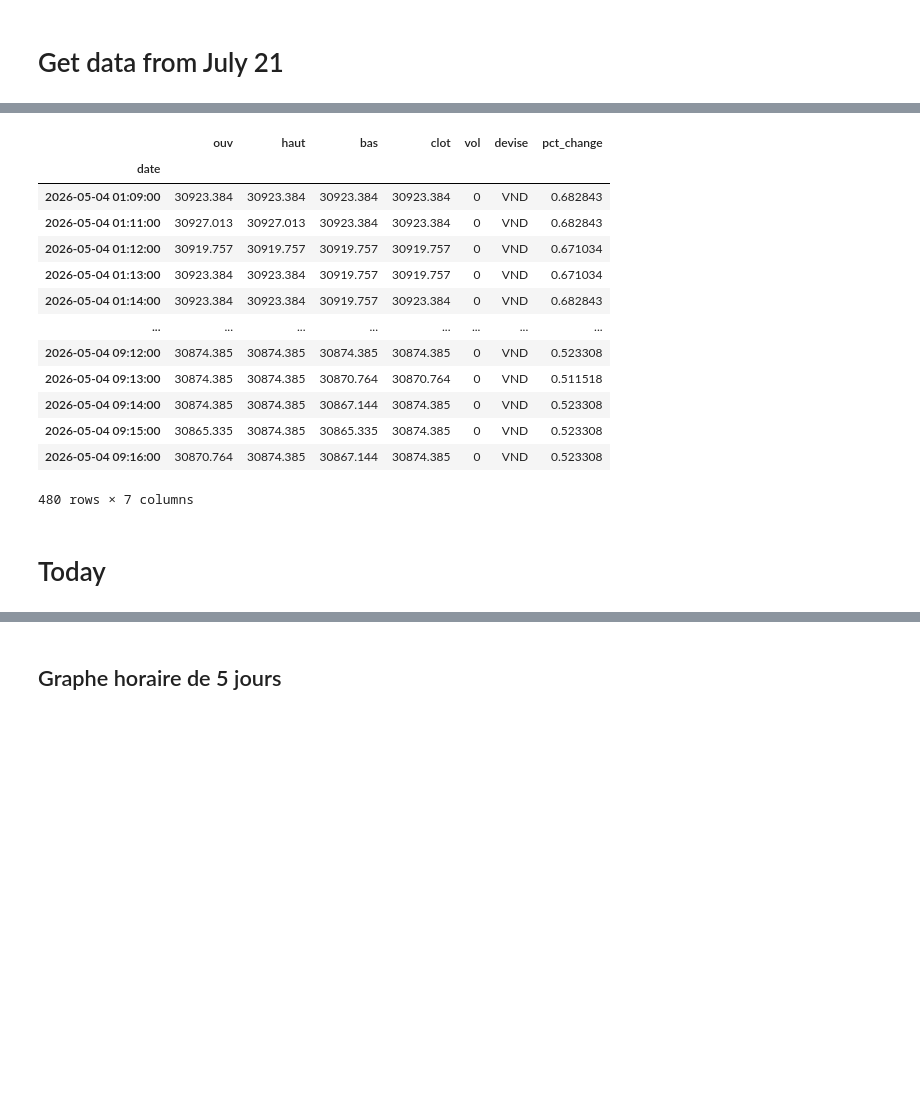
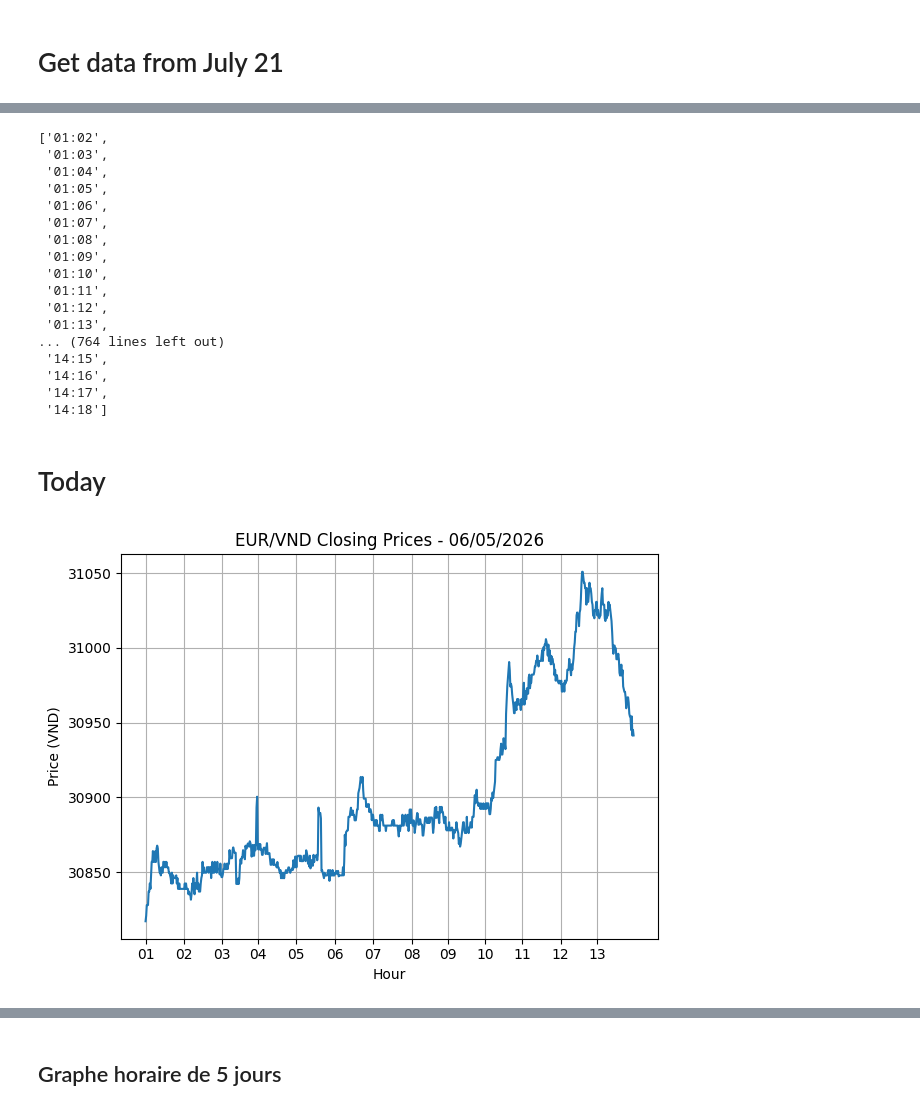
Before and after one commit to jdavid54/jupyter_notebooks2, a Jupyter notebook: eur_vnd_var_data.ipynb, the cells around one changed output, grey strips where cells are left out. Cells and saved outputs as stored; diff of their text form; code cells hidden in the pictures; blank space fills up the shorter version.

```diff
--- a/eur_vnd_var_data.ipynb
+++ b/eur_vnd_var_data.ipynb
@@ -1143,18 +1143,23 @@ new_data
 h = datetime.now().hour-1
 data_w = new_data.tail(h*60)  # today data
 data_w
+labels=[dt.strftime('%H:%M') for dt in data_w.index]
+labels
 # %% [output]
-|  | ouv | haut | bas | clot | vol | devise | pct_change |
-| date |  |  |  |  |  |  |  |
-| 2026-05-04 01:09:00 | 30923.384 | 30923.384 | 30923.384 | 30923.384 | 0 | VND | 0.682843 |
-| 2026-05-04 01:11:00 | 30927.013 | 30927.013 | 30923.384 | 30923.384 | 0 | VND | 0.682843 |
-| 2026-05-04 01:12:00 | 30919.757 | 30919.757 | 30919.757 | 30919.757 | 0 | VND | 0.671034 |
-| 2026-05-04 01:13:00 | 30923.384 | 30923.384 | 30919.757 | 30919.757 | 0 | VND | 0.671034 |
-| 2026-05-04 01:14:00 | 30923.384 | 30923.384 | 30919.757 | 30923.384 | 0 | VND | 0.682843 |
-| ... | ... | ... | ... | ... | ... | ... | ... |
-| 2026-05-04 09:12:00 | 30874.385 | 30874.385 | 30874.385 | 30874.385 | 0 | VND | 0.523308 |
-| 2026-05-04 09:13:00 | 30874.385 | 30874.385 | 30870.764 | 30870.764 | 0 | VND | 0.511518 |
-| 2026-05-04 09:14:00 | 30874.385 | 30874.385 | 30867.144 | 30874.385 | 0 | VND | 0.523308 |
-| 2026-05-04 09:15:00 | 30865.335 | 30874.385 | 30865.335 | 30874.385 | 0 | VND | 0.523308 |
-| 2026-05-04 09:16:00 | 30870.764 | 30874.385 | 30867.144 | 30874.385 | 0 | VND | 0.523308 |
-480 rows × 7 columns
+['01:02',
+ '01:03',
+ '01:04',
+ '01:05',
+ '01:06',
+ '01:07',
+ '01:08',
+ '01:09',
+ '01:10',
+ '01:11',
+ '01:12',
+ '01:13',
+... (764 lines left out)
+ '14:15',
+ '14:16',
+ '14:17',
+ '14:18']
@@ -1164,2 +1166,21 @@ labels=[dt.strftime('%H:%M') for dt in data_w.index]
 # %% [markdown]
 # Today
+# %%
+today = data_w.index[-1].strftime('%d/%m/%Y')
+close_prices = data_w['clot']
+hour_labels = close_prices.index.strftime('%H')
+tick_positions = close_prices.index[::60]
+tick_labels = hour_labels[::60]
+
+#plt.figure(figsize=(12, 6))
+plt.plot(close_prices.index, close_prices, label=f'EUR/{cur} Closing Price')
+plt.xticks(ticks=tick_positions, labels=tick_labels)#, rotation=45)
+plt.title(f'EUR/VND Closing Prices - {today}')
+plt.xlabel('Hour')
+plt.ylabel('Price (VND)')
+plt.grid(True)
+plt.tight_layout()
+plt.show()
+max_min()
+# %% [output]
+[figure, added]
```
Also changed, not shown: parts of 57 cells of this notebook, 10 other files.
